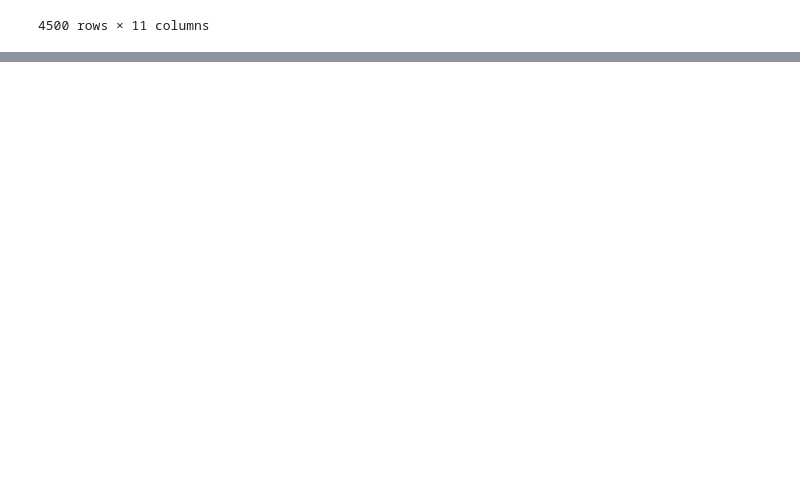
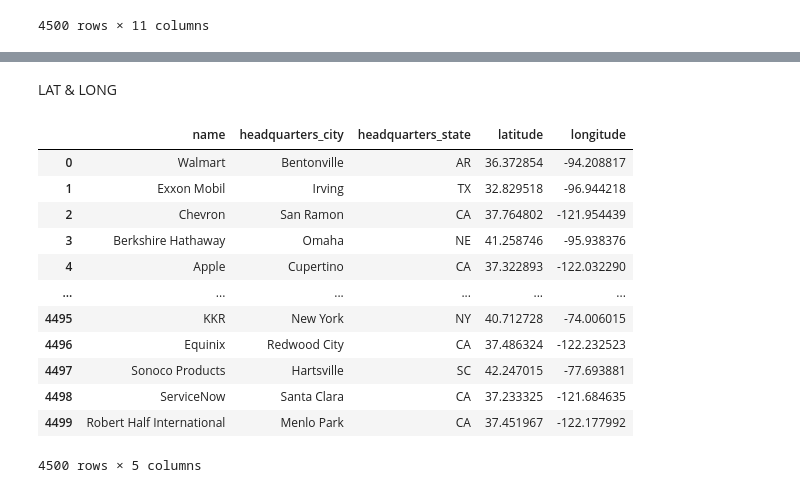
Before and after one commit to atjohnson1994/project_3, a Jupyter notebook: fortune_500.ipynb, the cells around one changed output, grey strips where cells are left out. Drawn from its saved outputs; the diff is of its cells as text; code cells hidden in the pictures; blank space fills up the shorter version.

```diff
--- a/fortune_500.ipynb
+++ b/fortune_500.ipynb
@@ -104,0 +156,19 @@ array(['Retailing', 'Energy', 'Financials', 'Technology',
+# %% [markdown]
+LAT & LONG
+# %%
+lat_log_data = pd.read_csv('./Resources/fortune_coordinates_new.csv')
+lat_log_data
+# %% [output]
+|  | name | headquarters_city | headquarters_state | latitude | longitude |
+| 0 | Walmart | Bentonville | AR | 36.372854 | -94.208817 |
+| 1 | Exxon Mobil | Irving | TX | 32.829518 | -96.944218 |
+| 2 | Chevron | San Ramon | CA | 37.764802 | -121.954439 |
+| 3 | Berkshire Hathaway | Omaha | NE | 41.258746 | -95.938376 |
+| 4 | Apple | Cupertino | CA | 37.322893 | -122.032290 |
+| ... | ... | ... | ... | ... | ... |
+| 4495 | KKR | New York | NY | 40.712728 | -74.006015 |
+| 4496 | Equinix | Redwood City | CA | 37.486324 | -122.232523 |
+| 4497 | Sonoco Products | Hartsville | SC | 42.247015 | -77.693881 |
+| 4498 | ServiceNow | Santa Clara | CA | 37.233325 | -121.684635 |
+| 4499 | Robert Half International | Menlo Park | CA | 37.451967 | -122.177992 |
+4500 rows × 5 columns
```
Also changed, not shown: parts of 10 cells of this notebook, 5 other files.
